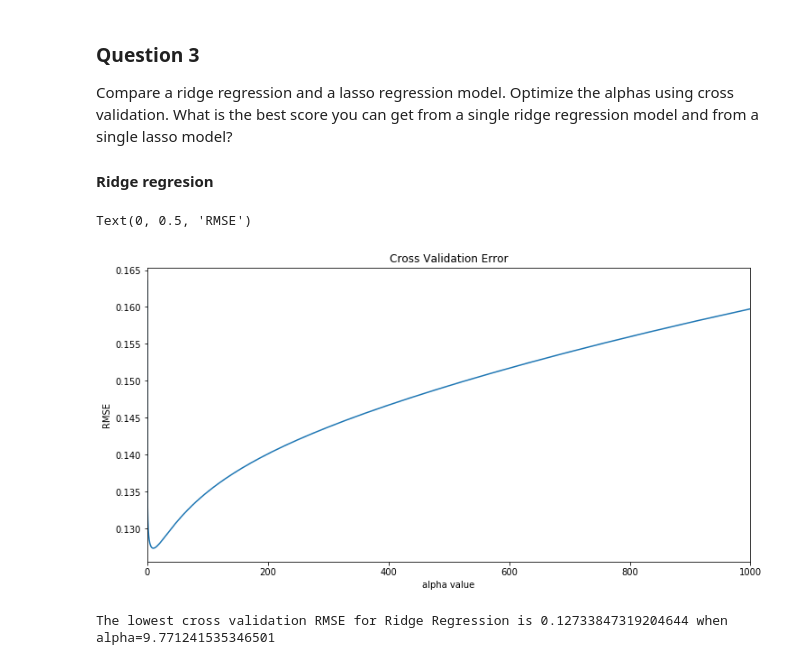
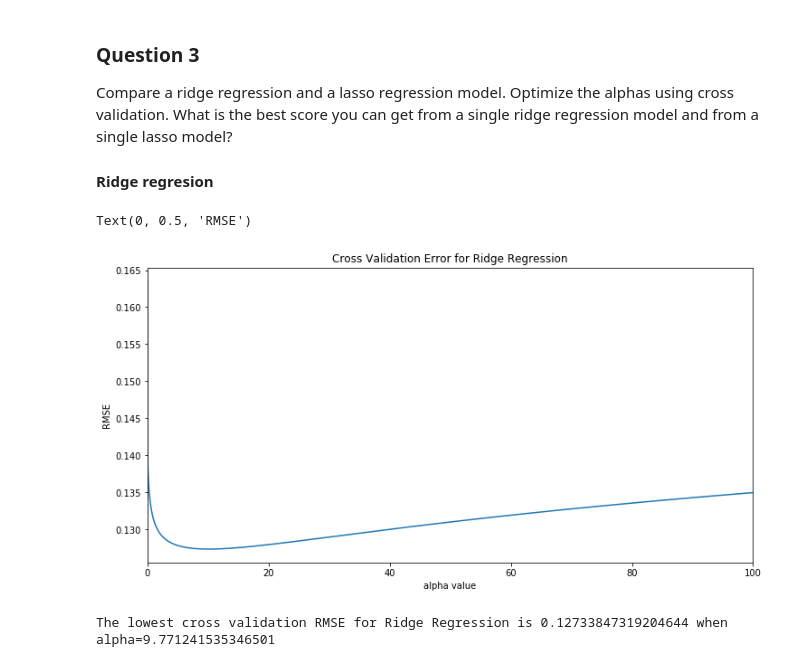
Before and after one commit to JavierPalomares90/data_mining_hw2, a Jupyter notebook: Hw2.ipynb, the cells around one changed output. Cells and saved outputs as stored; diff of their text form; code cells hidden in the pictures.

```diff
--- a/Hw2.ipynb
+++ b/Hw2.ipynb
@@ -132,12 +132,13 @@ cv_ridge_rmse = [rmse_cv(Ridge(alpha = alpha),X_train,y).mean()
             for alpha in alphas]
 # %%
 cv_ridge_rmse = pd.Series(cv_ridge_rmse, index = alphas)
-cv_ridge_rmse.plot(title = "Cross Validation Error")
+cv_ridge_rmse.plot(title = "Cross Validation Error for Ridge Regression")
 plt.xlabel("alpha value")
+plt.xlim(0,100)
 plt.ylabel("RMSE")
 # %% [output]
 Text(0, 0.5, 'RMSE')
-[figure, old version]
+[figure, new version]
 # %%
 min_rmse_ridge = cv_ridge_rmse.min()
 best_alpha_ridge = cv_ridge_rmse[cv_ridge_rmse==min_rmse_ridge].index[0]
```
Also changed, not shown: parts of 6 cells of this notebook.
